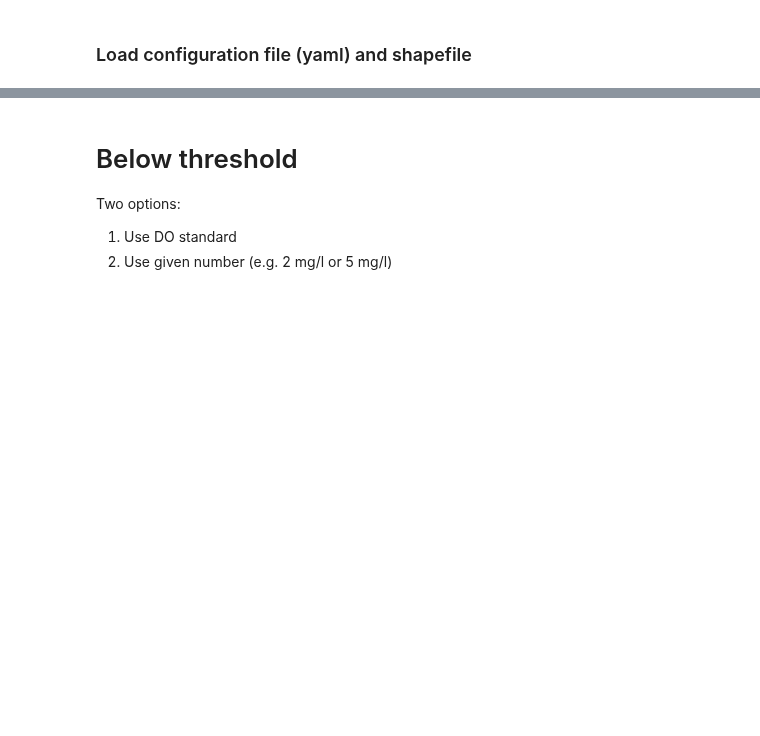
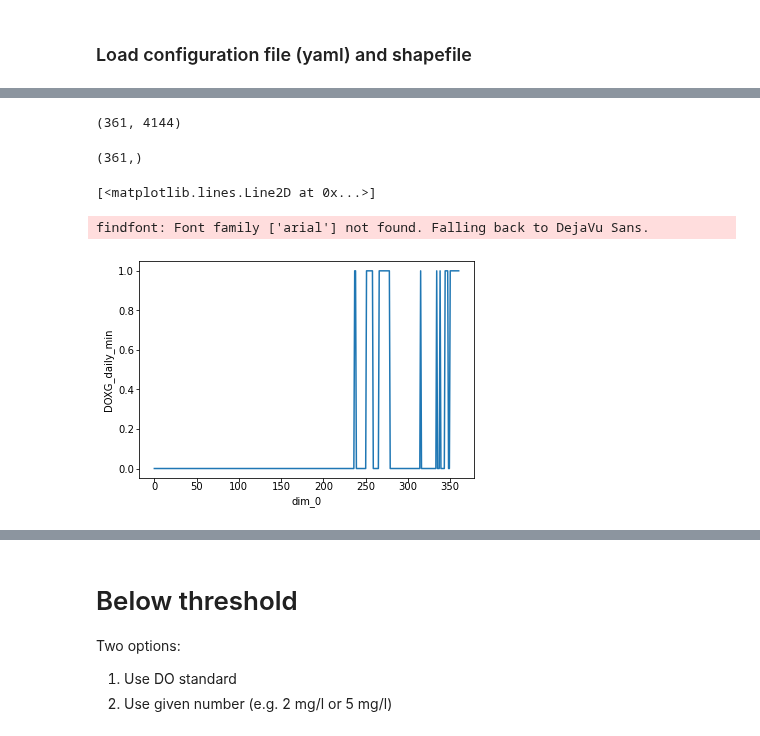
Before and after one commit to UW-PSI/SalishSeaModel-analysis, a Jupyter notebook: notebooks/dev_days_impaired.ipynb, the cells around one changed output, grey strips where cells are left out. Cells and saved outputs as stored; diff of their text form; code cells hidden in the pictures; blank space fills up the shorter version.

Commit message:
graphs of days impaired

```diff
--- a/notebooks/dev_days_impaired.ipynb
+++ b/notebooks/dev_days_impaired.ipynb
@@ -83,0 +44,15 @@ I don't have this right yet
+# %%
+MinDO_full={}
+MinDO={}
+processed_netcdf_dir = pathlib.Path(ssm['paths']['processed_output'])/'DOXG'
+scenario= processed_netcdf_dir/'wqm_baseline'/f'daily_min_DOXG.nc'
+reference= processed_netcdf_dir/'wqm_reference'/f'daily_min_DOXG.nc'
+DO_thresh=-0.2
+with xarray.open_dataset(scenario) as ds:
+    print([*ds])
+    MinDO_full['wqm_baseline']=ds[f'DOXG_daily_min']
+    MinDO['wqm_baseline']=MinDO_full['wqm_baseline'][:,:,gdf['node_id']-1]
+with xarray.open_dataset(reference) as ds:
+    print([*ds])
+    MinDO_full['wqm_reference']=ds[f'DOXG_daily_min']
+    MinDO['wqm_reference']=MinDO_full['wqm_reference'][:,:,gdf['node_id']-1]
@@ -83,0 +72,4 @@ I don't have this right yet
+# %%
+DO_diff = MinDO['wqm_baseline'] - MinDO['wqm_reference']
+# Boolean where DO_diff<0.2
+DO_diff_lt_0p2 = DO_diff<=-0.2 #361x4144 (nodes x time) or 361x10x4144
@@ -83,0 +101,22 @@ I don't have this right yet
+# %%
+DOBelowThresh_daysnodes = DO_diff_lt_0p2.max(axis=1,initial=0)
+# %%
+DOBelowThresh_daysnodes.shape
+# %% [output]
+(361, 4144)
+# %%
+idx = ((gdf['Regions']=='Hood') &
+       (gdf['included_i']==1))
+
+DaysImpaired = DOBelowThresh_daysnodes.max(
+    axis=1,where=idx,initial=0)
+# %%
+DaysImpaired.shape
+# %% [output]
+(361,)
+# %%
+DaysImpaired.plot()
+# %% [output]
+[<matplotlib.lines.Line2D at 0x...>]
+findfont: Font family ['arial'] not found. Falling back to DejaVu Sans.
+[figure, added]
```
Also changed, not shown: parts of 49 cells of this notebook.
